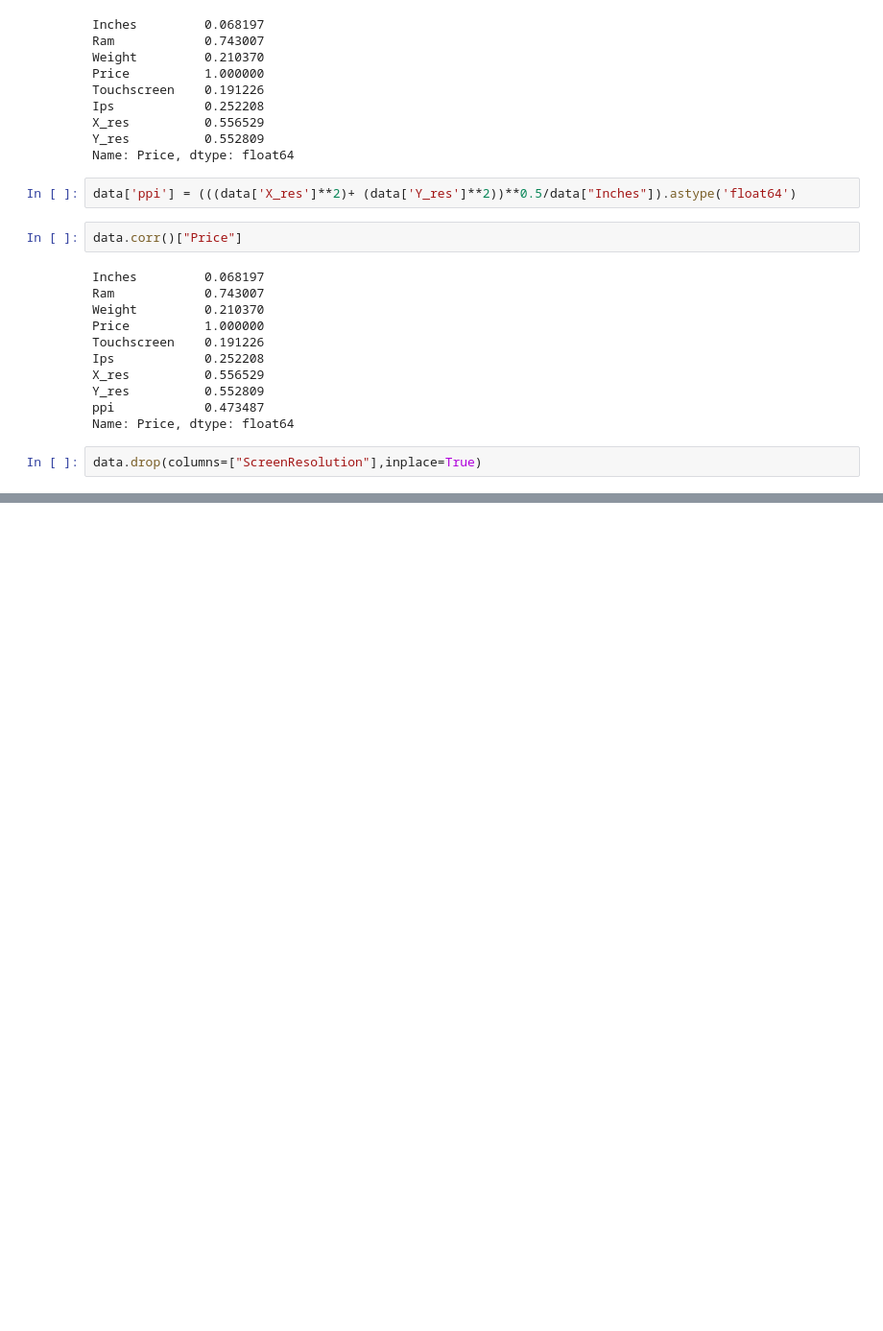
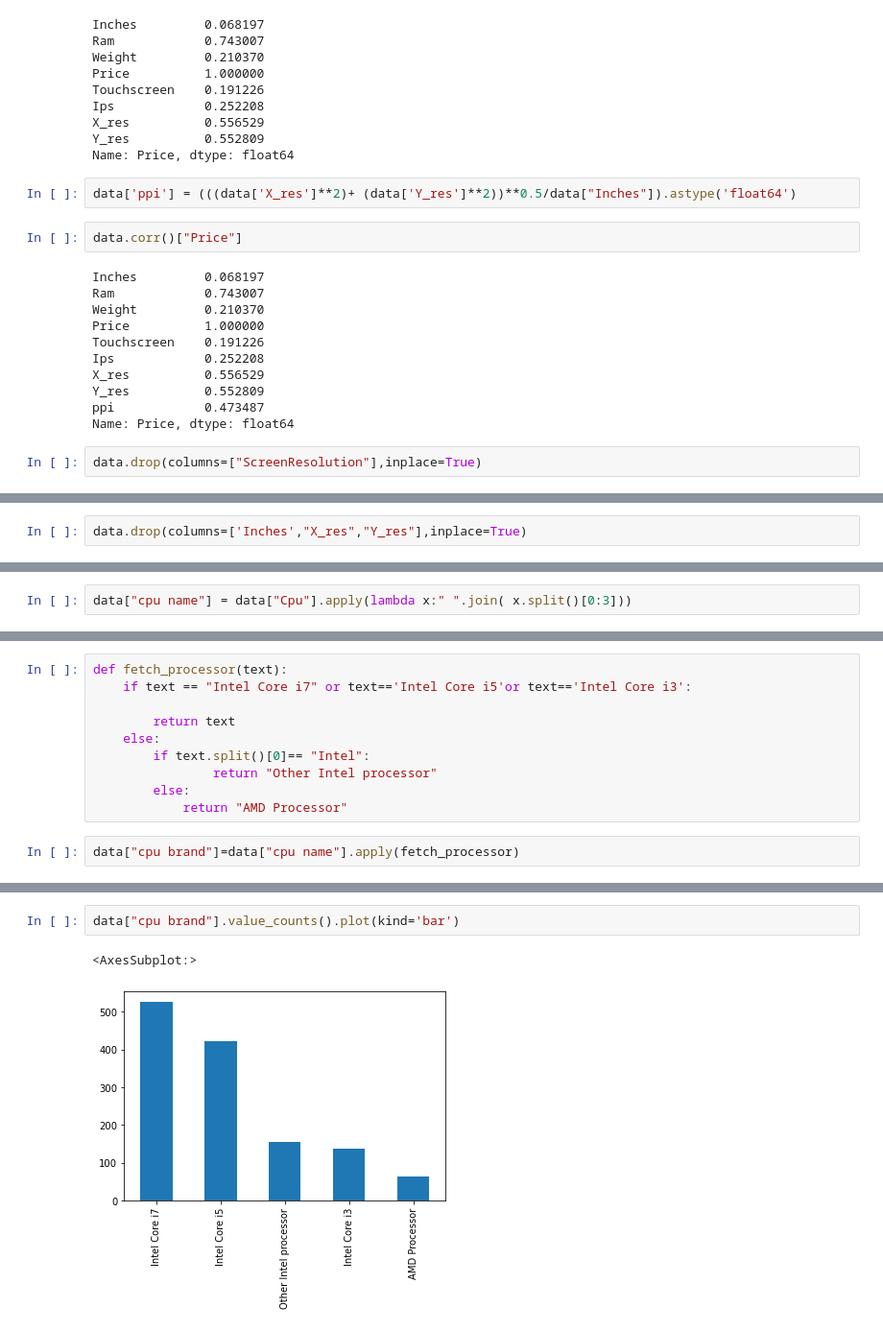
Before and after one commit to Asif26/Machine-learning-Projects, a Jupyter notebook: Laptop Price Predictor/Laptop Price Predictor.ipynb, the cells around one changed output, grey strips where cells are left out. Shown: that part at 96% size. Drawn from its saved outputs; the diff is of its cells as text; blank space fills up the shorter version.

```diff
--- a/Laptop Price Predictor/Laptop Price Predictor.ipynb
+++ b/Laptop Price Predictor/Laptop Price Predictor.ipynb
@@ -332,3 +332,5 @@ data.head()
 | 2 | HP | Notebook | 15.6 | Intel Core i5 7200U 2.5GHz | 8 | 256GB SSD | Intel HD Graphics 620 | No OS | 1.86 | 30636.0000 | ... |
 | 3 | Apple | Ultrabook | 15.4 | Intel Core i7 2.7GHz | 16 | 512GB SSD | AMD Radeon Pro 455 | macOS | 1.83 | 135195.3360 | ... |
 | 4 | Apple | Ultrabook | 13.3 | Intel Core i5 3.1GHz | 8 | 256GB SSD | Intel Iris Plus Graphics 650 | macOS | 1.37 | 96095.8080 | ... |
+# %%
+data.drop(columns=['Inches',"X_res","Y_res"],inplace=True)
@@ -334,0 +346,2 @@ data.head()
+# %%
+data["cpu name"] = data["Cpu"].apply(lambda x:" ".join( x.split()[0:3]))
@@ -334,0 +357,12 @@ data.head()
+# %%
+def fetch_processor(text):
+    if text == "Intel Core i7" or text=='Intel Core i5'or text=='Intel Core i3':
+
+        return text
+    else:
+        if text.split()[0]== "Intel":
+                return "Other Intel processor"
+        else:
+            return "AMD Processor"
+# %%
+data["cpu brand"]=data["cpu name"].apply(fetch_processor)
@@ -334,0 +378,5 @@ data.head()
+# %%
+data["cpu brand"].value_counts().plot(kind='bar')
+# %% [output]
+<AxesSubplot:>
+[figure, added]
```
Also changed, not shown: parts of 15 cells of this notebook.
